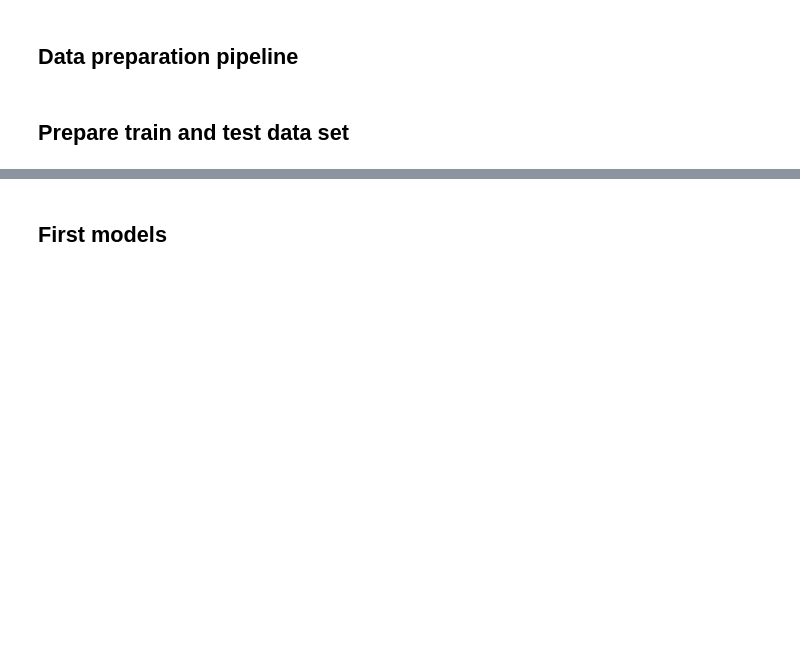
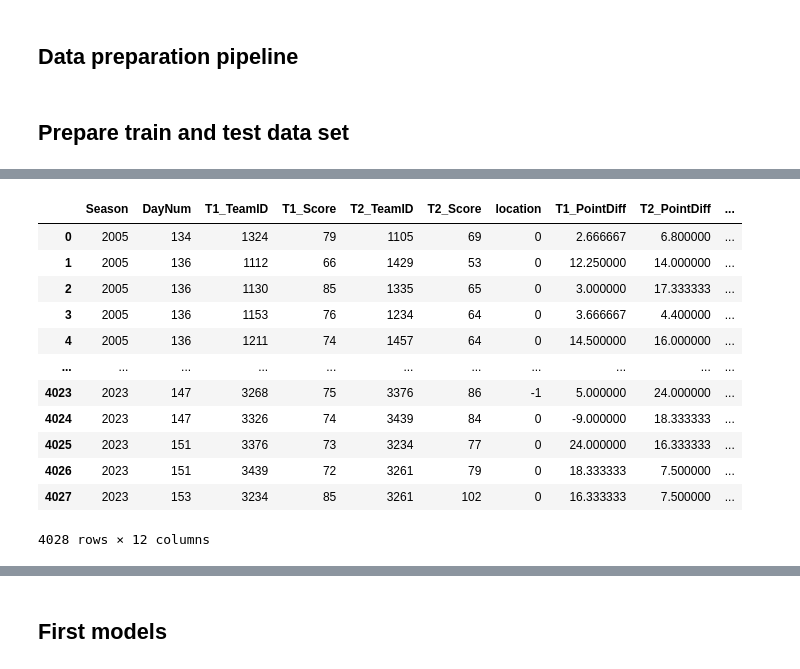
Before and after one commit to fantasy2fry/march-ml-madness-2025, a Jupyter notebook: src/sebislaw/Feature_engineering/Feature_engineering_2.ipynb, the cells around one changed output, grey strips where cells are left out. Drawn from its saved outputs; the diff is of its cells as text; code cells hidden in the pictures; blank space fills up the shorter version.

```diff
--- a/src/sebislaw/Feature_engineering/Feature_engineering_2.ipynb
+++ b/src/sebislaw/Feature_engineering/Feature_engineering_2.ipynb
@@ -415,38 +479,39 @@ for season_years, tourney_years in zip(season_years_list, tourney_years_list):
 
         # Create data separately for the final tournament
         if tourney_years[0] == final_season:
-            data_tmp_final, x_tmp, y_tmp = get_final_data(
+            data_tmp_final = get_final_df(
                 seeds,
                 regular_results, season_years, days_back,
                 tourney_results_final, tourney_years,
                 SampleSubmissionStage1,
-                location_multiplier=location_multiplier)
-            # Arrays to store data
+                location_multiplier=location_multiplier,
+                win_ratio_days_back=win_ratio_days_back
+            )
+            # Array to store data
             data_final.append(data_tmp_final)
-            x_final_season.append(x_tmp)
-            y_final_season.append(y_tmp)
 
         else:
             # Create data separately for the rest of games besides for the final tournament
-            data_tmp, x_tmp, y_tmp = get_x_y(
+            data_tmp = get_df(
                 seeds,
                 regular_results, season_years, days_back,
                 tourney_results, tourney_years,
-                location_multiplier=location_multiplier)
-            # Arrays to store data
+                location_multiplier=location_multiplier,
+                win_ratio_days_back=win_ratio_days_back
+            )
+            # Array to store data
             data.append(data_tmp)
-            x.append(x_tmp)
-            y.append(y_tmp)
 
-# Concatenate numpy arrays along the first axis
-# x and y have all data of all tournament games besides for the final tournament
-x = np.concatenate(x, axis=0)
-y = np.concatenate(y, axis=0)
+
+
 # complete data from which x and y can be calculated + more for all tournament games besides for the final tournament
 df = pd.concat(data, ignore_index=True)
+df = df[['Season', 'DayNum', 'T1_TeamID', 'T1_Score', 'T2_TeamID', 'T2_Score',] + data_to_include]
+# x and y have all data of all tournament games besides for the final tournament
+x, y = x_y_from_data_frame(df)
 
-# x_final_season and y_final_season have data of games in the final tournament, used to calculate the final brier score
-x_final_season = np.concatenate(x_final_season, axis=0)
-y_final_season = np.concatenate(y_final_season, axis=0)
 # the same as df, but only for the final tournament
 df_final = pd.concat(data_final, ignore_index=True)
+df_final = df_final[['Season', 'DayNum', 'T1_TeamID', 'T1_Score', 'T2_TeamID', 'T2_Score',] + data_to_include]
+# x_final_season and y_final_season have data of games in the final tournament, used to calculate the final brier score
+x_final_season, y_final_season = x_y_from_data_frame(df_final)
@@ -452,0 +532,16 @@ df_final = pd.concat(data_final, ignore_index=True)
+# %%
+df
+# %% [output]
+|  | Season | DayNum | T1_TeamID | T1_Score | T2_TeamID | T2_Score | location | T1_PointDiff | T2_PointDiff | ... |
+| 0 | 2005 | 134 | 1324 | 79 | 1105 | 69 | 0 | 2.666667 | 6.800000 | ... |
+| 1 | 2005 | 136 | 1112 | 66 | 1429 | 53 | 0 | 12.250000 | 14.000000 | ... |
+| 2 | 2005 | 136 | 1130 | 85 | 1335 | 65 | 0 | 3.000000 | 17.333333 | ... |
+| 3 | 2005 | 136 | 1153 | 76 | 1234 | 64 | 0 | 3.666667 | 4.400000 | ... |
+| 4 | 2005 | 136 | 1211 | 74 | 1457 | 64 | 0 | 14.500000 | 16.000000 | ... |
+| ... | ... | ... | ... | ... | ... | ... | ... | ... | ... | ... |
+| 4023 | 2023 | 147 | 3268 | 75 | 3376 | 86 | -1 | 5.000000 | 24.000000 | ... |
+| 4024 | 2023 | 147 | 3326 | 74 | 3439 | 84 | 0 | -9.000000 | 18.333333 | ... |
+| 4025 | 2023 | 151 | 3376 | 73 | 3234 | 77 | 0 | 24.000000 | 16.333333 | ... |
+| 4026 | 2023 | 151 | 3439 | 72 | 3261 | 79 | 0 | 18.333333 | 7.500000 | ... |
+| 4027 | 2023 | 153 | 3234 | 85 | 3261 | 102 | 0 | 16.333333 | 7.500000 | ... |
+4028 rows × 12 columns
```
Also changed, not shown: parts of 6 cells of this notebook.
